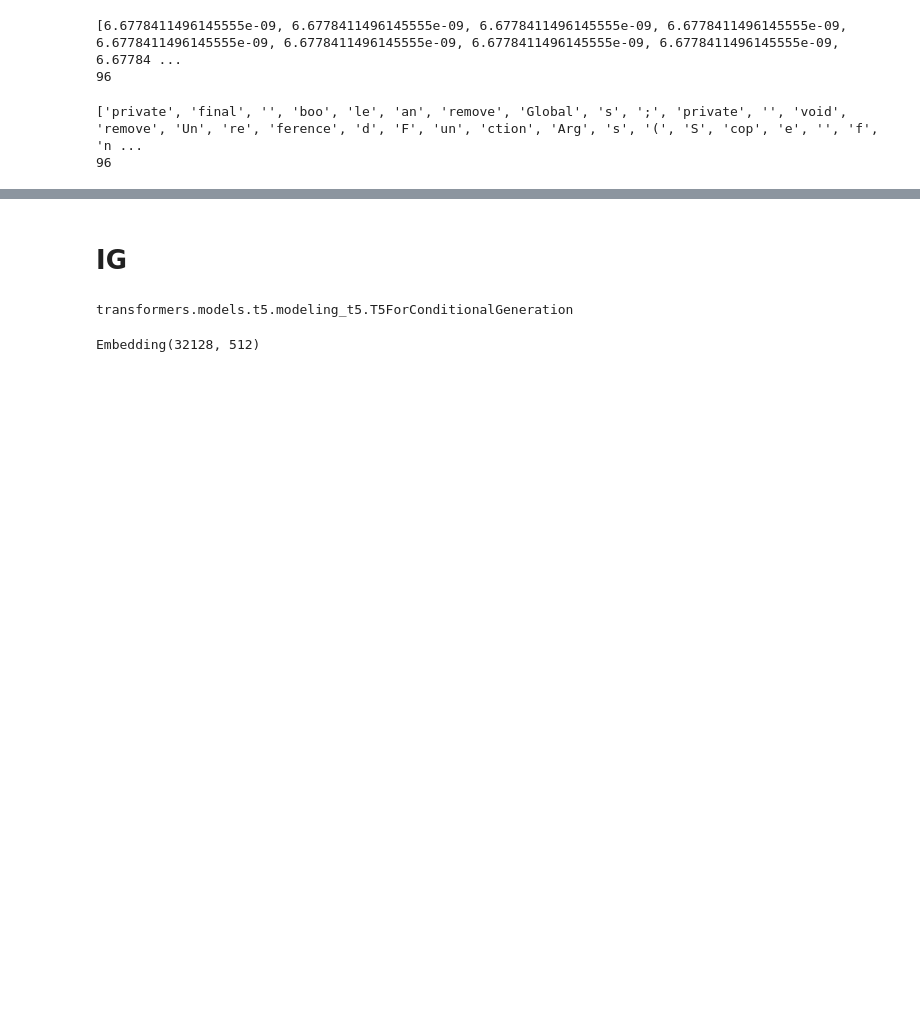
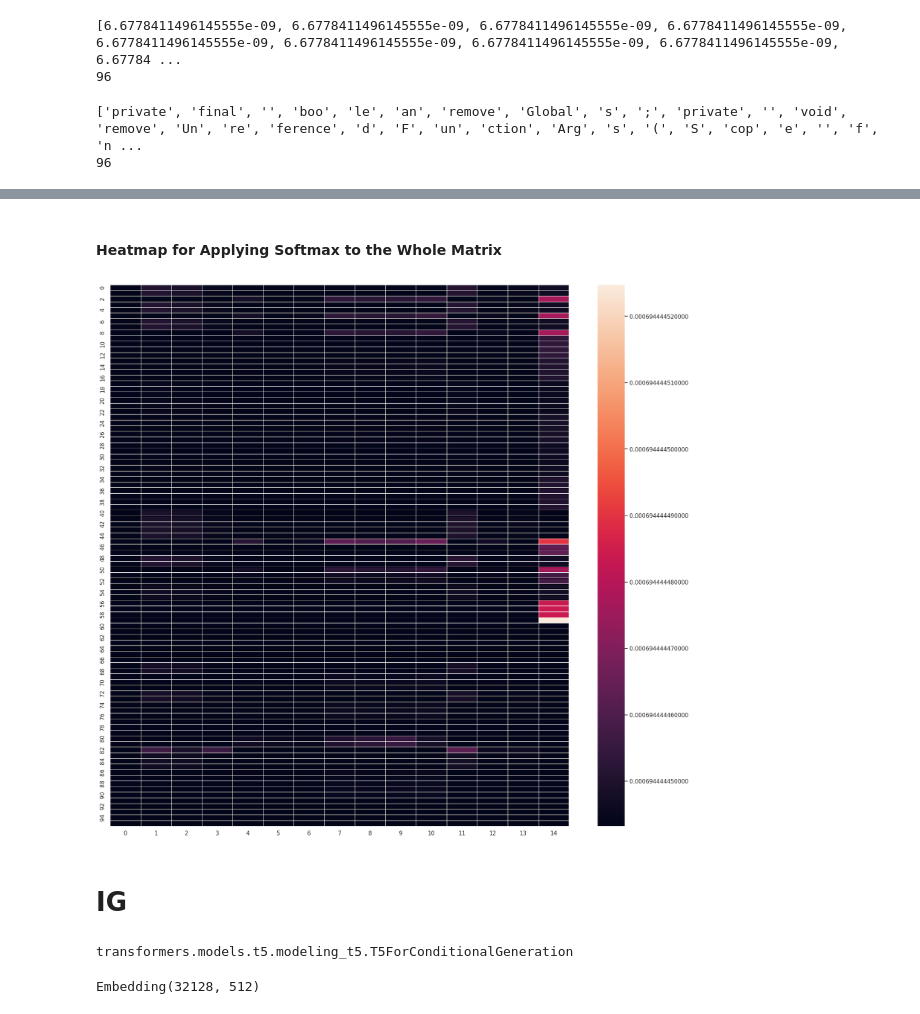
Before and after one commit to nimanthadilz/RewardRepair, a Jupyter notebook: rewardrepair.ipynb, the cells around one changed output, grey strips where cells are left out. Cells and saved outputs as stored; diff of their text form; code cells hidden in the pictures; blank space fills up the shorter version.

```diff
--- a/rewardrepair.ipynb
+++ b/rewardrepair.ipynb
@@ -140,0 +213,3 @@ print(len(inputs))
+# %%
+# matrix softmax
+shap_values_sm_mat = scipy.special.softmax(relu_shap_values)
@@ -141,3 +243,12 @@ print(len(inputs))
+# %% [markdown]
+#### Heatmap for Applying Softmax to the Whole Matrix
+# %%
+# softmax shap values for matrix
+sns.set (rc = {'figure.figsize':(20, 19)})
+sns.heatmap(shap_values_sm_mat, cbar_kws=cb_params, linecolor="white", linewidths=0.5)
+plt.show()
+# %% [output]
+[figure, added]
 # %% [markdown]
 # IG
 # %%
```
Also changed, not shown: parts of 33 cells of this notebook.
